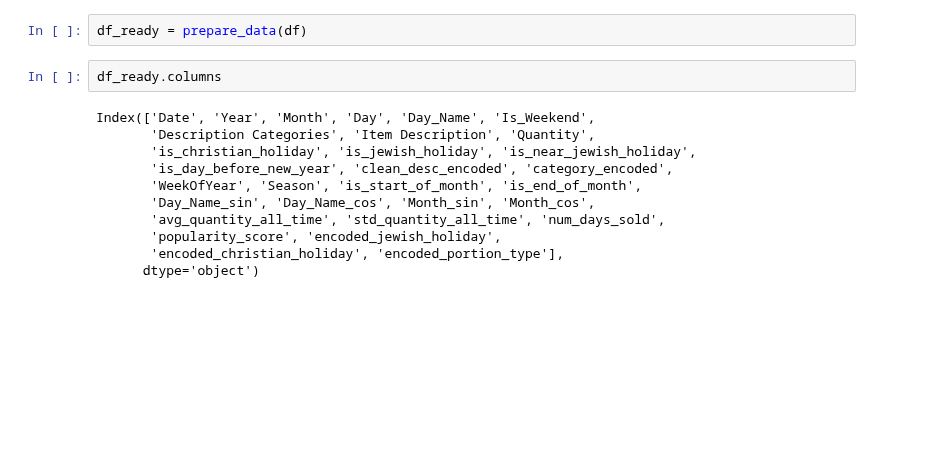
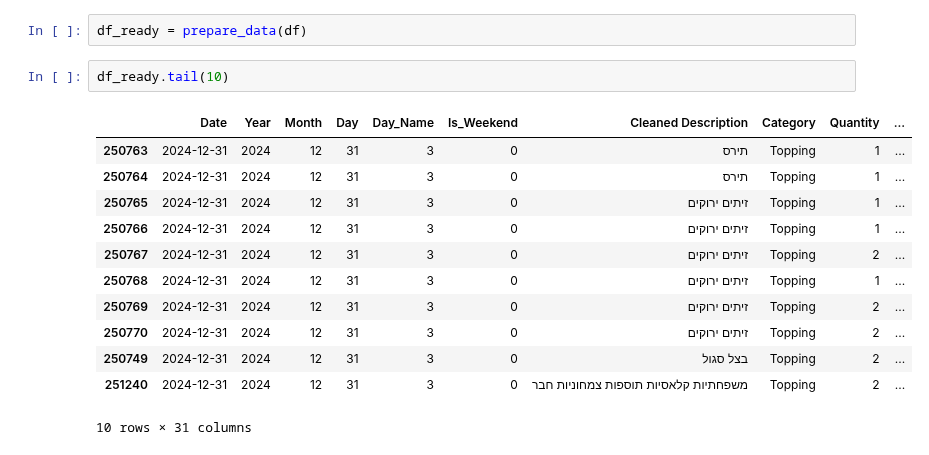
Before and after one commit to Edenshmuel/PapaJohns_Data_Science_Project, a Jupyter notebook: Temp.ipynb, the cells around one changed output. Saved outputs shown, nothing was run; the diff lists cells and outputs as text; blank space fills up the shorter version.

```diff
--- a/Temp.ipynb
+++ b/Temp.ipynb
@@ -44,16 +48,18 @@ import preprocessing
 from preprocessing import prepare_data
 # %%
 df_ready = prepare_data(df)
-# %%
-df_ready.columns
-# %% [output]
-Index(['Date', 'Year', 'Month', 'Day', 'Day_Name', 'Is_Weekend',
-       'Description Categories', 'Item Description', 'Quantity',
-       'is_christian_holiday', 'is_jewish_holiday', 'is_near_jewish_holiday',
-       'is_day_before_new_year', 'clean_desc_encoded', 'category_encoded',
-       'WeekOfYear', 'Season', 'is_start_of_month', 'is_end_of_month',
-       'Day_Name_sin', 'Day_Name_cos', 'Month_sin', 'Month_cos',
-       'avg_quantity_all_time', 'std_quantity_all_time', 'num_days_sold',
-       'popularity_score', 'encoded_jewish_holiday',
-       'encoded_christian_holiday', 'encoded_portion_type'],
-      dtype='object')
+# %%
+df_ready.tail(10)
+# %% [output]
+|  | Date | Year | Month | Day | Day_Name | Is_Weekend | Cleaned Description | Category | Quantity | ... |
+| 250763 | 2024-12-31 | 2024 | 12 | 31 | 3 | 0 | תירס | Topping | 1 | ... |
+| 250764 | 2024-12-31 | 2024 | 12 | 31 | 3 | 0 | תירס | Topping | 1 | ... |
+| 250765 | 2024-12-31 | 2024 | 12 | 31 | 3 | 0 | זיתים ירוקים | Topping | 1 | ... |
+| 250766 | 2024-12-31 | 2024 | 12 | 31 | 3 | 0 | זיתים ירוקים | Topping | 1 | ... |
+| 250767 | 2024-12-31 | 2024 | 12 | 31 | 3 | 0 | זיתים ירוקים | Topping | 2 | ... |
+| 250768 | 2024-12-31 | 2024 | 12 | 31 | 3 | 0 | זיתים ירוקים | Topping | 1 | ... |
+| 250769 | 2024-12-31 | 2024 | 12 | 31 | 3 | 0 | זיתים ירוקים | Topping | 2 | ... |
+| 250770 | 2024-12-31 | 2024 | 12 | 31 | 3 | 0 | זיתים ירוקים | Topping | 2 | ... |
+| 250749 | 2024-12-31 | 2024 | 12 | 31 | 3 | 0 | בצל סגול | Topping | 2 | ... |
+| 251240 | 2024-12-31 | 2024 | 12 | 31 | 3 | 0 | משפחתיות קלאסיות תוספות צמחוניות חבר | Topping | 2 | ... |
+10 rows × 31 columns
```
Also changed, not shown: parts of 6 cells of this notebook.
